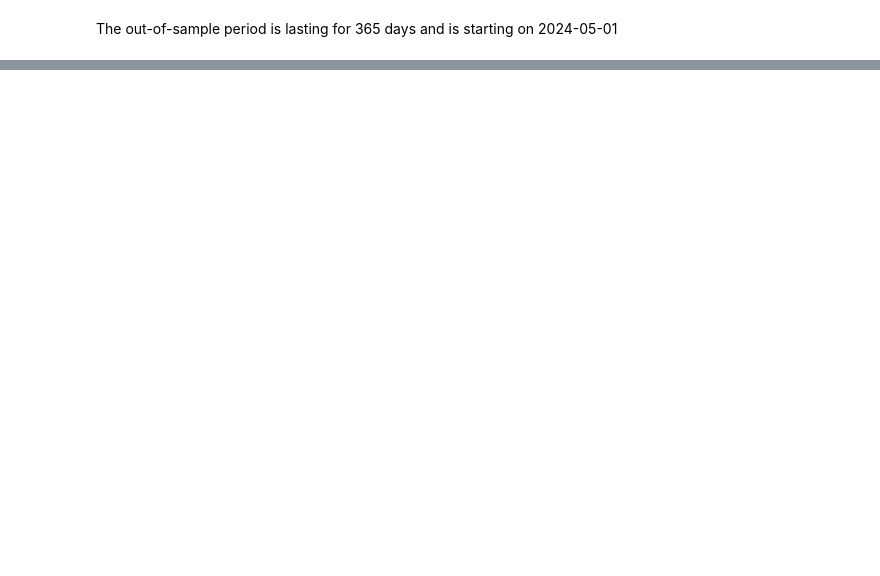
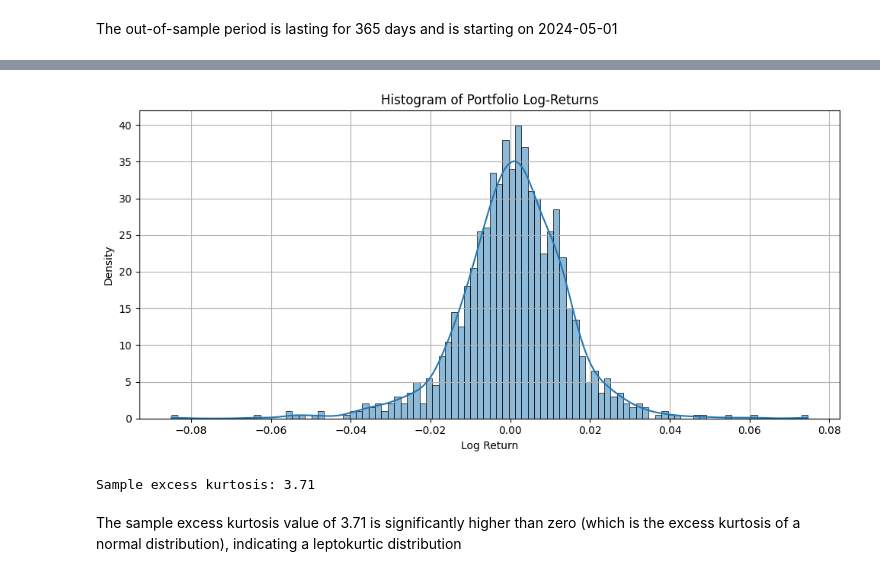
Before and after one commit to antek0308/TS_GARCH, a Jupyter notebook: Data/data.ipynb, the cells around one changed output, grey strips where cells are left out. Drawn from its saved outputs; the diff is of its cells as text; code cells hidden in the pictures; blank space fills up the shorter version.

```diff
--- a/Data/data.ipynb
+++ b/Data/data.ipynb
@@ -103,0 +141,21 @@ data.iloc[-365:]
+# %%
+
+
+# Plot histogram with KDE
+plt.figure(figsize=(10, 5))
+sns.histplot(portfolio_returns['Portfolio_Log_Return'], bins=100, kde=True, stat='density')
+plt.title('Histogram of Portfolio Log-Returns')
+plt.xlabel('Log Return')
+plt.ylabel('Density')
+plt.grid(True)
+plt.tight_layout()
+plt.show()
+
+# Compute sample kurtosis
+kurt = kurtosis(portfolio_returns['Portfolio_Log_Return'], fisher=True)
+print(f"Sample excess kurtosis: {kurt:.2f}")
+# %% [output]
+[figure, added]
+Sample excess kurtosis: 3.71
+# %% [markdown]
+The sample excess kurtosis value of 3.71 is significantly higher than zero (which is the excess kurtosis of a normal distribution), indicating a leptokurtic distribution
```
Also changed, not shown: parts of 28 cells of this notebook, 1 other file.
